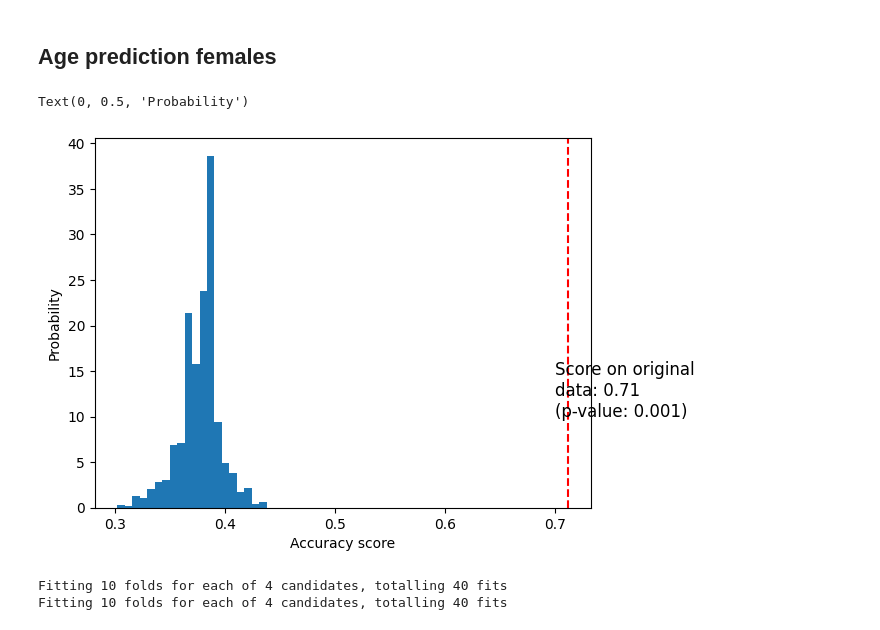
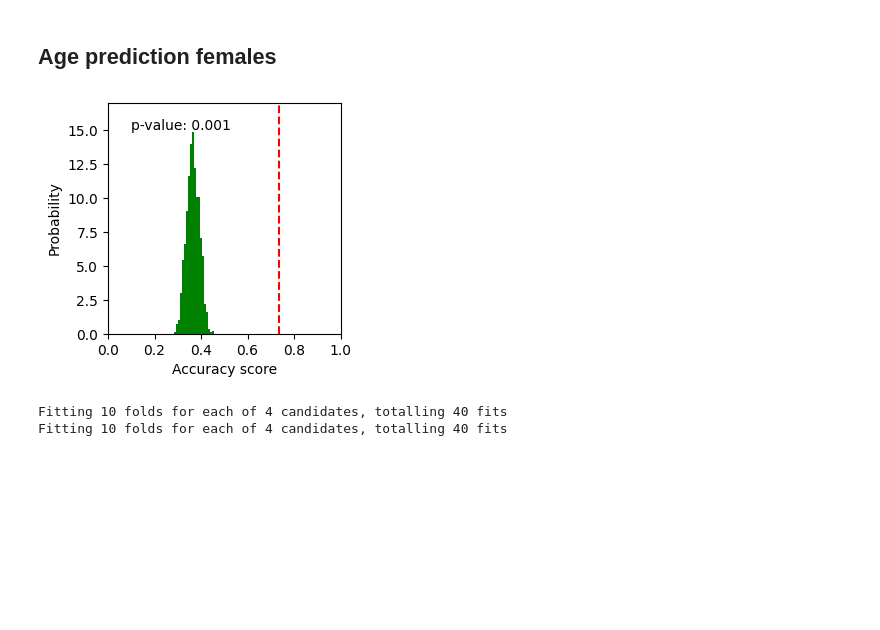
Before and after one commit to maurocolapso/Pazmino_TsetseMIRS_2023, a Jupyter notebook: notebooks/age_prediction.ipynb, the cells around one changed output. Drawn from its saved outputs; the diff is of its cells as text; code cells hidden in the pictures; blank space fills up the shorter version.

Commit message:
permutantion scores

```diff
--- a/notebooks/age_prediction.ipynb
+++ b/notebooks/age_prediction.ipynb
@@ -152,27 +152,30 @@ y_head = tsetse_females_head.loc[:,"Age"]
 # %%
 # permutation test
 
-from sklearn.svm import SVC
+from sklearn.linear_model import LogisticRegression
 from sklearn.model_selection import StratifiedKFold
 from sklearn.model_selection import permutation_test_score
 
-clf = SVC(kernel="linear", random_state=7)
+clf = LogisticRegression(max_iter=10000, random_state=7)
 cv = StratifiedKFold(2, shuffle=True, random_state=0)
 
 score_iris, perm_scores_iris, pvalue_iris = permutation_test_score(
     clf, X_thorax, y_thorax, scoring="accuracy", cv=cv, n_permutations=1000)
 # %%
-fig, ax = plt.subplots()
+fig, ax = plt.subplots(figsize=(3,3))
 
-ax.hist(perm_scores_iris, bins=20, density=True)
+ax.hist(perm_scores_iris, bins=20, density=True,color='g')
 ax.axvline(score_iris, ls="--", color="r")
-score_label = f"Score on original\ndata: {score_iris:.2f}\n(p-value: {pvalue_iris:.3f})"
-ax.text(0.7, 10, score_label, fontsize=12)
+score_label = f"p-value: {pvalue_iris:.3f}"
+ax.text(0.1, 15, score_label, fontsize=10)
 ax.set_xlabel("Accuracy score")
 ax.set_ylabel("Probability")
+ax.set_xlim(0,1)
+ax.set_ylim(0,17)
+
+plt.savefig("../results/plots/permutationtest_age_females.png", dpi=300, bbox_inches='tight')
 # %% [output]
-Text(0, 0.5, 'Probability')
-[figure, old version]
+[figure, new version]
 # %%
 X_th_train, X_th_test, y_th_train, y_th_test = train_test_split(X_thorax, y_thorax, test_size=0.2, shuffle=True, random_state=123)
 
```
Also changed, not shown: parts of 2 cells of this notebook, 14 other files.
